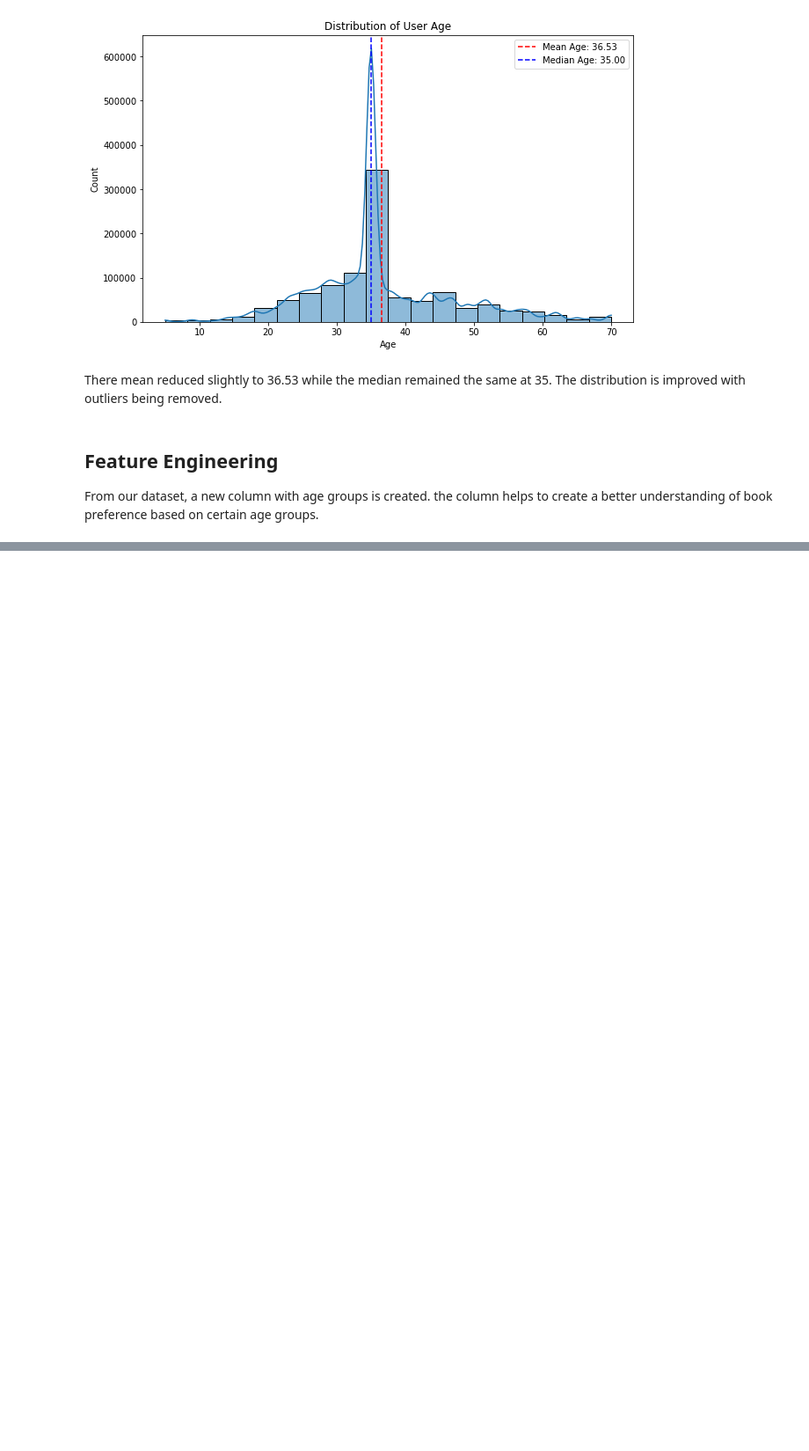
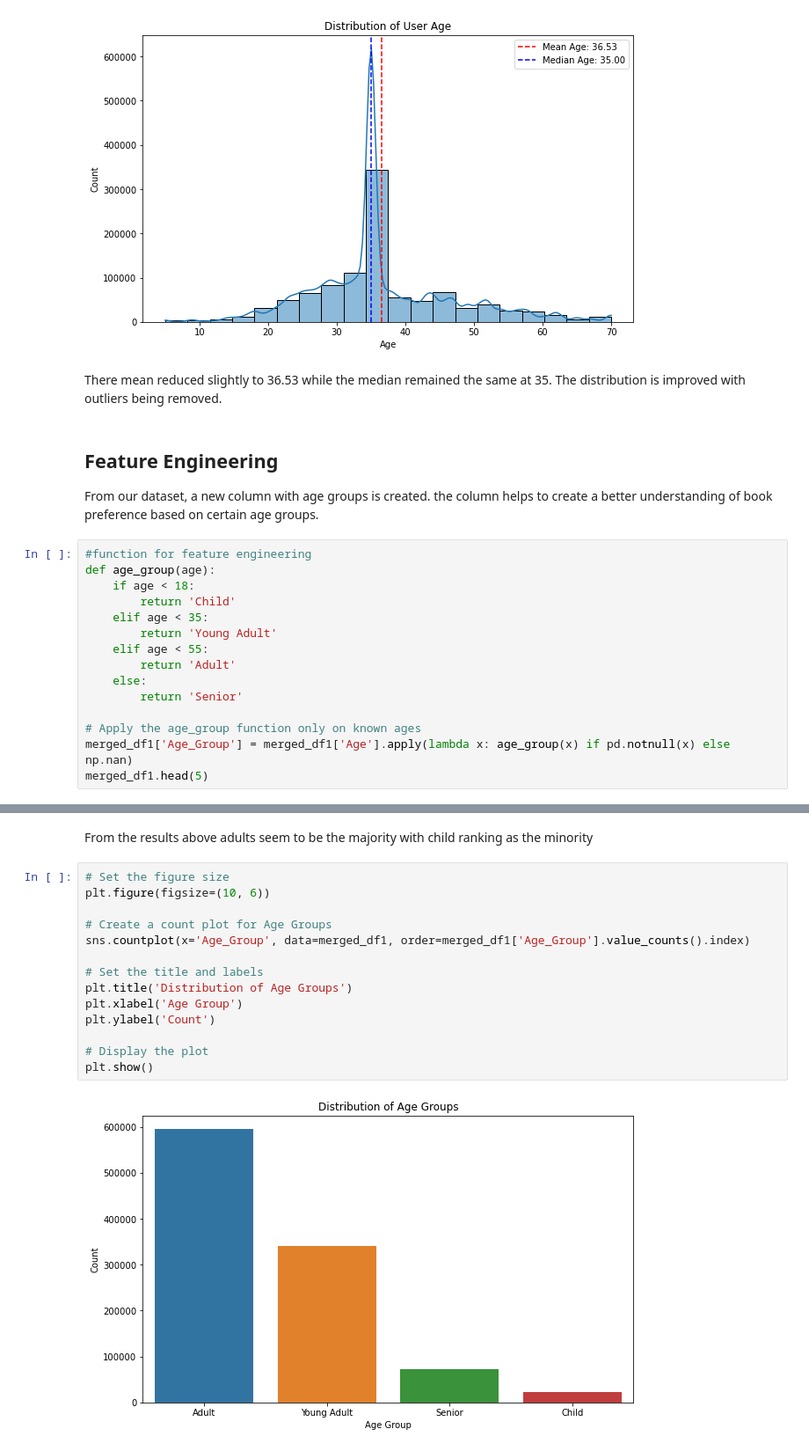
Before and after one commit to aritamichael/Final_Project_4_Moringa, a Jupyter notebook: index.ipynb, the cells around one changed output, grey strips where cells are left out. Shown: that part at 88% size. Cells and saved outputs as stored; diff of their text form; blank space fills up the shorter version.

Commit message:
adults are the majority

```diff
--- a/index.ipynb
+++ b/index.ipynb
@@ -856,3 +856,18 @@ The distribution is improved with outliers being removed.
 # %% [markdown]
 ## Feature Engineering
 From our dataset, a new column with age groups is created. the column helps to create a better understanding of book preference based on certain age groups.
+# %%
+#function for feature engineering
+def age_group(age):
+    if age < 18:
+        return 'Child'
+    elif age < 35:
+        return 'Young Adult'
+    elif age < 55:
+        return 'Adult'
+    else:
+        return 'Senior'
+
+# Apply the age_group function only on known ages
+merged_df1['Age_Group'] = merged_df1['Age'].apply(lambda x: age_group(x) if pd.notnull(x) else np.nan)
+merged_df1.head(5)
@@ -858,0 +890,18 @@ From our dataset, a new column with age groups is created. the column helps to c
+# %% [markdown]
+From the results above adults seem to be the majority with child ranking as the minority
+# %%
+# Set the figure size
+plt.figure(figsize=(10, 6))
+
+# Create a count plot for Age Groups
+sns.countplot(x='Age_Group', data=merged_df1, order=merged_df1['Age_Group'].value_counts().index)
+
+# Set the title and labels
+plt.title('Distribution of Age Groups')
+plt.xlabel('Age Group')
+plt.ylabel('Count')
+
+# Display the plot
+plt.show()
+# %% [output]
+[figure, added]
```
Also changed, not shown: parts of 3 cells of this notebook.
